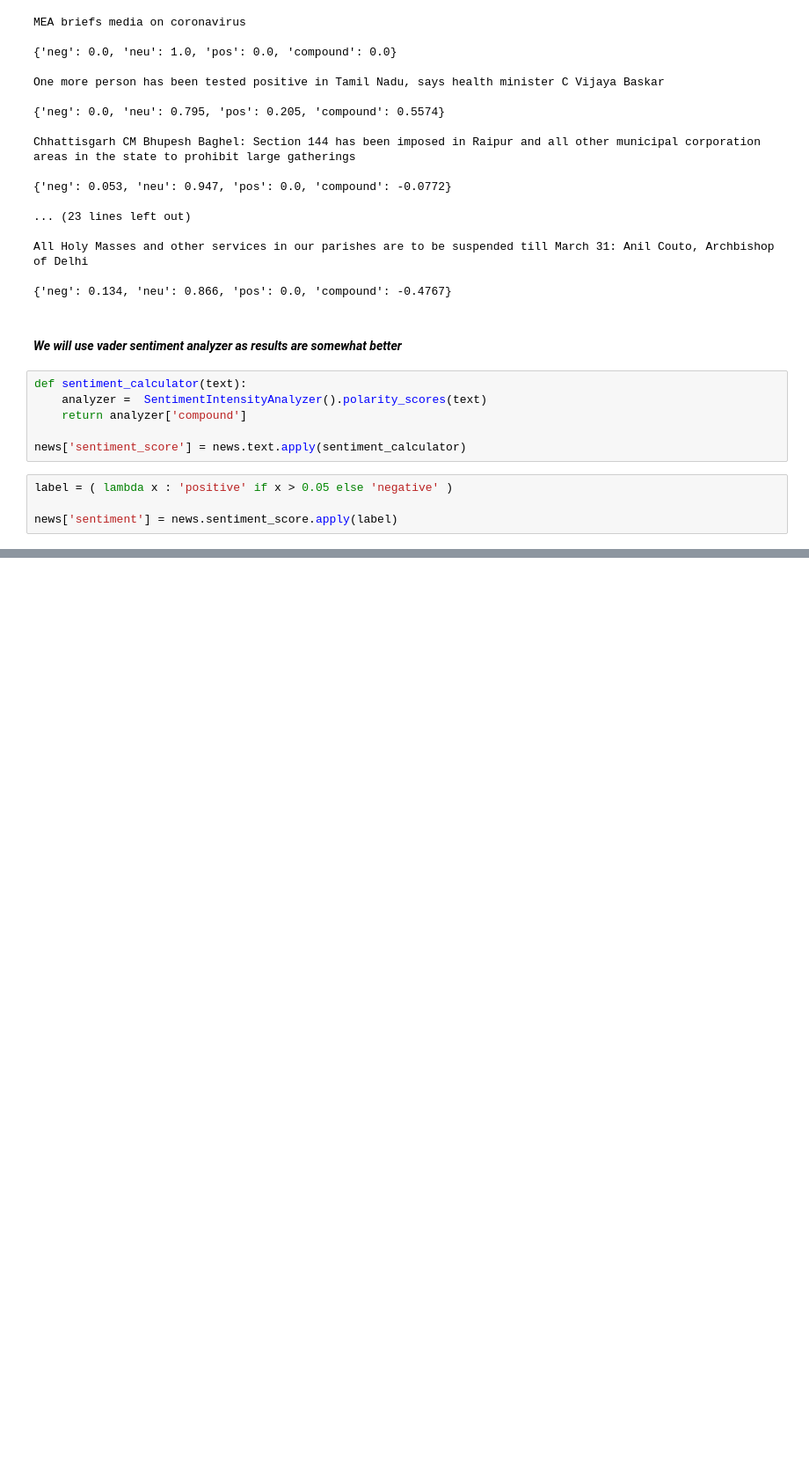
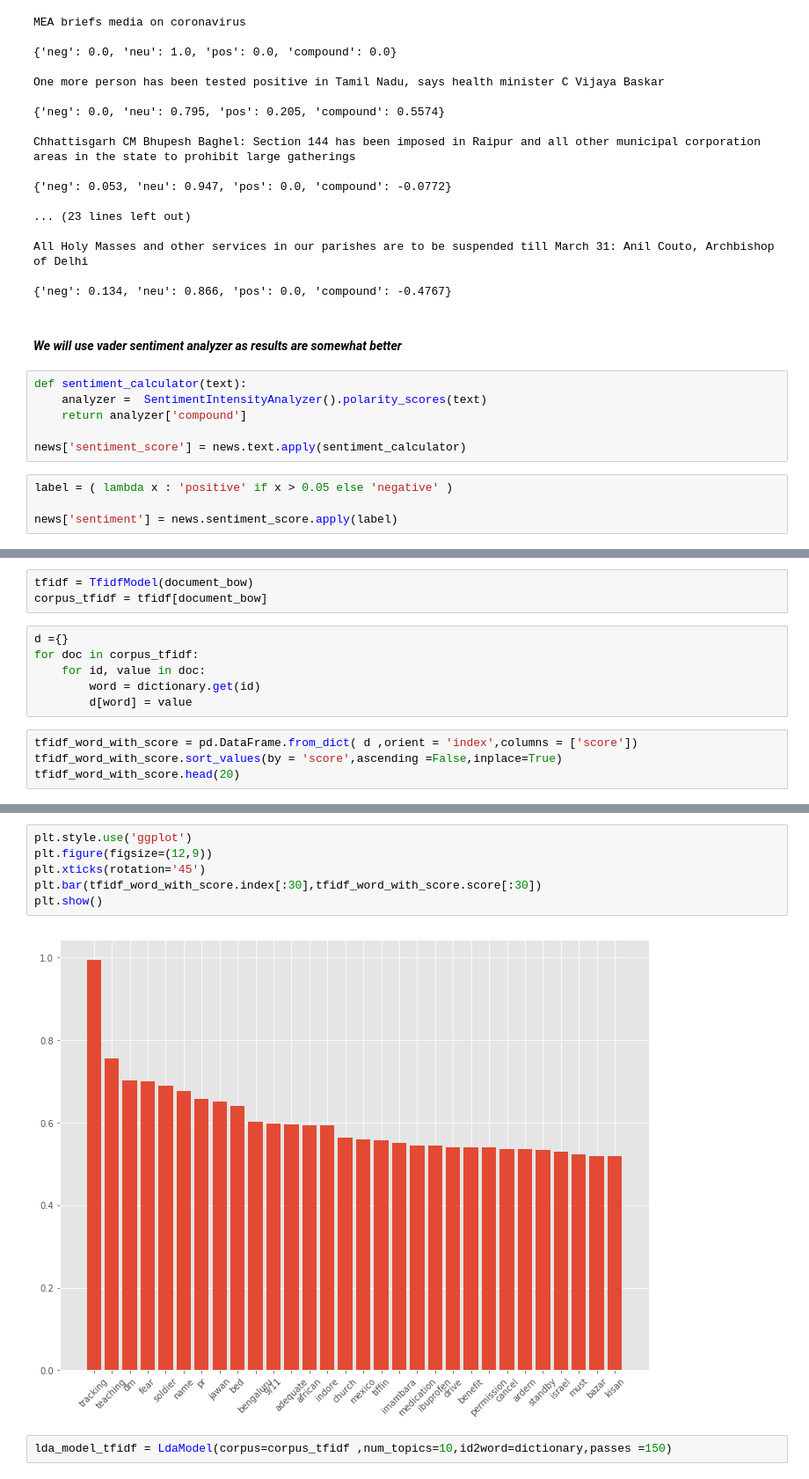
Before and after one commit to subhasisj/python-projects, a Jupyter notebook: Machine_Learning_Projects/COVID-19/Notebooks/Topic_modelling_of_news_articles.ipynb, the cells around one changed output, grey strips where cells are left out. Shown: that part at 88% size. Cells and saved outputs as stored; diff of their text form; blank space fills up the shorter version.

Commit message:
tfidf

```diff
--- a/Machine_Learning_Projects/COVID-19/Notebooks/Topic_modelling_of_news_articles.ipynb
+++ b/Machine_Learning_Projects/COVID-19/Notebooks/Topic_modelling_of_news_articles.ipynb
@@ -172,0 +182,13 @@ pyLDAvis.display(lda_display)
+# %%
+tfidf = TfidfModel(document_bow)
+corpus_tfidf = tfidf[document_bow]
+# %%
+d ={}
+for doc in corpus_tfidf:
+    for id, value in doc:
+        word = dictionary.get(id)
+        d[word] = value
+# %%
+tfidf_word_with_score = pd.DataFrame.from_dict( d ,orient = 'index',columns = ['score'])
+tfidf_word_with_score.sort_values(by = 'score',ascending =False,inplace=True)
+tfidf_word_with_score.head(20)
@@ -172,0 +213,10 @@ pyLDAvis.display(lda_display)
+# %%
+plt.style.use('ggplot')
+plt.figure(figsize=(12,9))
+plt.xticks(rotation='45')
+plt.bar(tfidf_word_with_score.index[:30],tfidf_word_with_score.score[:30])
+plt.show()
+# %% [output]
+[figure, added]
+# %%
+lda_model_tfidf = LdaModel(corpus=corpus_tfidf ,num_topics=10,id2word=dictionary,passes =150)
```
Also changed, not shown: parts of 18 cells of this notebook.
